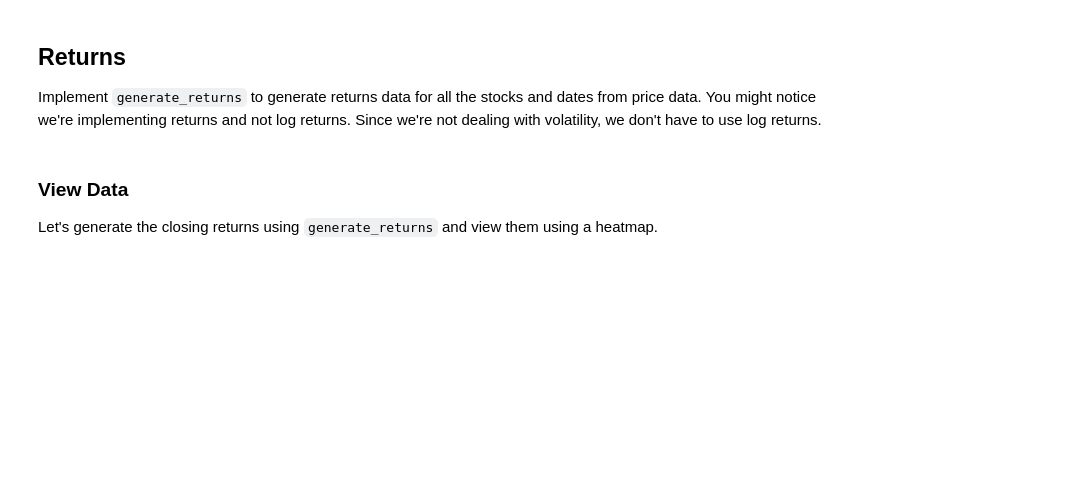
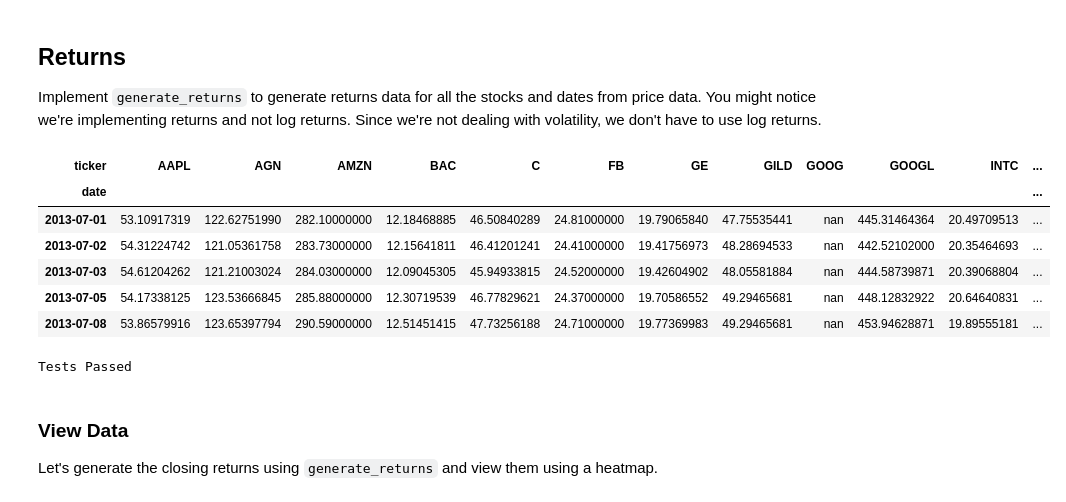
Before and after one commit to TK-Problem/nano_degree_AT, a Jupyter notebook: Term_1/Project_3/project_3_starter.ipynb, the cells around one changed output. Saved outputs shown, nothing was run; the diff lists cells and outputs as text; code cells hidden in the pictures; blank space fills up the shorter version.

Commit message:
Project #3 completed

```diff
--- a/Term_1/Project_3/project_3_starter.ipynb
+++ b/Term_1/Project_3/project_3_starter.ipynb
@@ -49,7 +67,7 @@ import project_tests
 ### Load Data
 For this universe of stocks, we'll be selecting large dollar volume stocks. We're using this universe, since it is highly liquid.
 # %%
-df = pd.read_csv('../../data/project_3/eod-quotemedia.csv')
+df = pd.read_csv('eod-quotemedia.csv')
 
 percent_top_dollar = 0.2
 high_volume_symbols = project_helper.large_dollar_volume_stocks(df, 'adj_close', 'adj_volume', percent_top_dollar)
@@ -183,6 +209,16 @@ project_helper.plot_weights(etf_weights, 'ETF Weights')
 # %% [markdown]
 ## Returns
 Implement `generate_returns` to generate returns data for all the stocks and dates from price data. You might notice we're implementing returns and not log returns. Since we're not dealing with volatility, we don't have to use log returns.
+# %%
+close.head()
+# %% [output]
+| ticker | AAPL | AGN | AMZN | BAC | C | FB | GE | GILD | GOOG | GOOGL | INTC | ... |
+| date |  |  |  |  |  |  |  |  |  |  |  | ... |
+| 2013-07-01 | 53.10917319 | 122.62751990 | 282.10000000 | 12.18468885 | 46.50840289 | 24.81000000 | 19.79065840 | 47.75535441 | nan | 445.31464364 | 20.49709513 | ... |
+| 2013-07-02 | 54.31224742 | 121.05361758 | 283.73000000 | 12.15641811 | 46.41201241 | 24.41000000 | 19.41756973 | 48.28694533 | nan | 442.52102000 | 20.35464693 | ... |
+| 2013-07-03 | 54.61204262 | 121.21003024 | 284.03000000 | 12.09045305 | 45.94933815 | 24.52000000 | 19.42604902 | 48.05581884 | nan | 444.58739871 | 20.39068804 | ... |
+| 2013-07-05 | 54.17338125 | 123.53666845 | 285.88000000 | 12.30719539 | 46.77829621 | 24.37000000 | 19.70586552 | 49.29465681 | nan | 448.12832922 | 20.64640831 | ... |
+| 2013-07-08 | 53.86579916 | 123.65397794 | 290.59000000 | 12.51451415 | 47.73256188 | 24.71000000 | 19.77369983 | 49.29465681 | nan | 453.94628871 | 19.89555181 | ... |
 # %%
 def generate_returns(prices):
     """
@@ -198,11 +234,13 @@ def generate_returns(prices):
     returns : Dataframe
         The returns for each ticker and date
     """
-    #TODO: Implement function
+    # Implement function
 
-    return None
+    return (prices - prices.shift(1)) / prices.shift(1)
 
 project_tests.test_generate_returns(generate_returns)
+# %% [output]
+Tests Passed
 # %% [markdown]
 ### View Data
 Let's generate the closing returns using `generate_returns` and view them using a heatmap.
```
Also changed, not shown: parts of 20 cells of this notebook, 7 other files.
